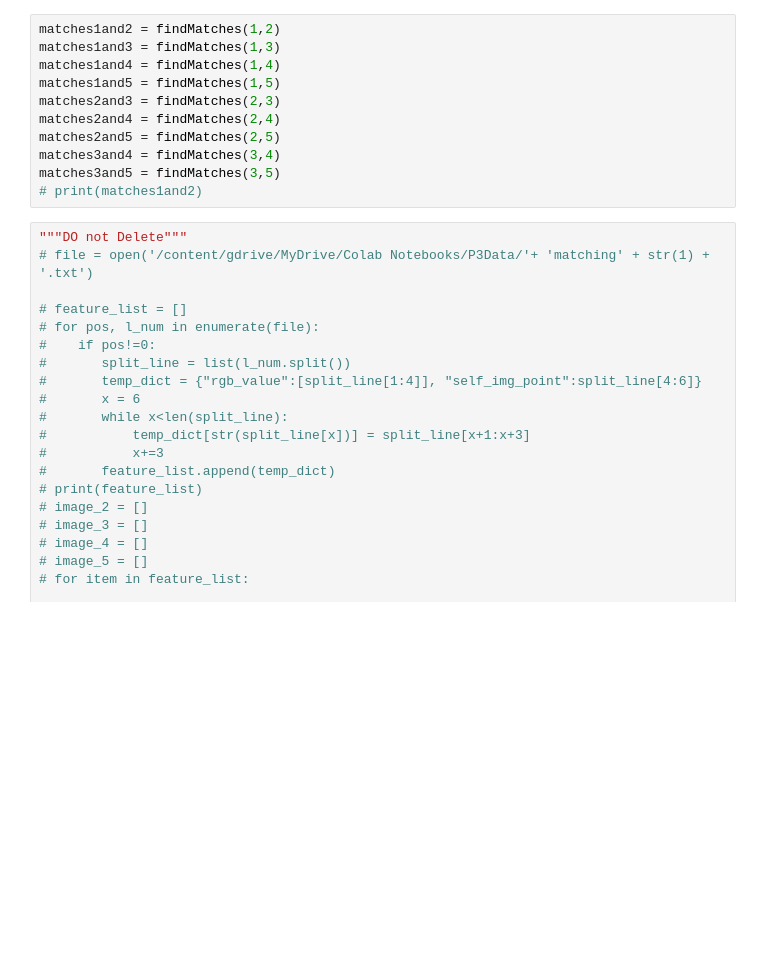
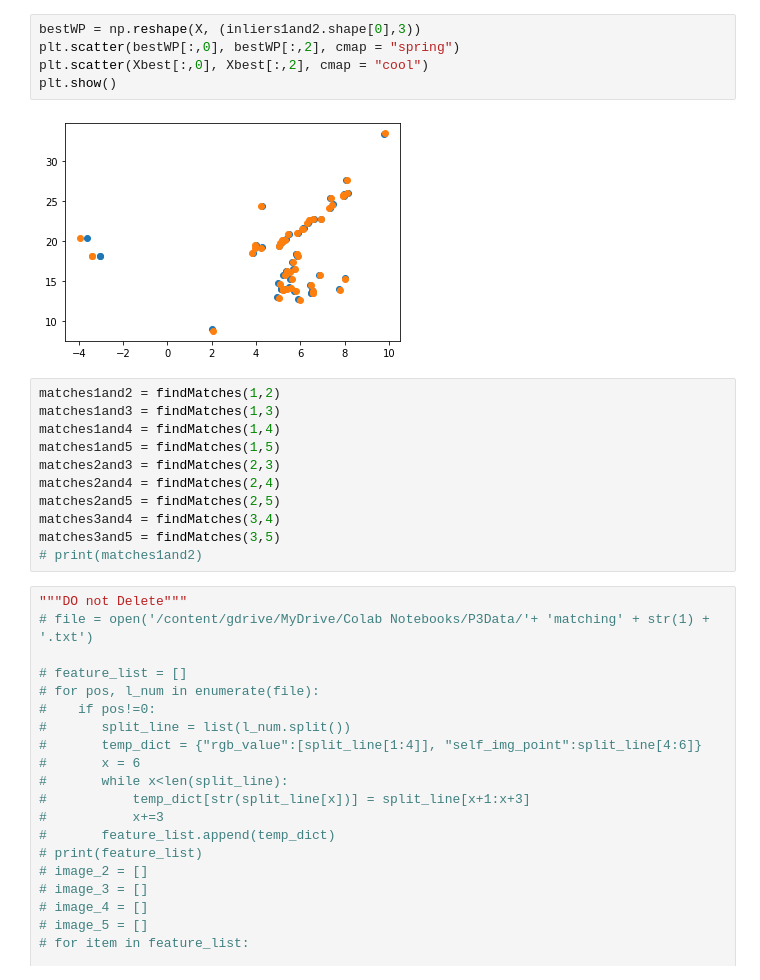
Before and after one commit to venk221/SfM, a Jupyter notebook: SfM_try1.ipynb, the cells around one changed output. Drawn from its saved outputs; the diff is of its cells as text; blank space fills up the shorter version.

```diff
--- a/SfM_try1.ipynb
+++ b/SfM_try1.ipynb
@@ -399,3 +526,10 @@ def DisambiguateCameraPose(C_all, R_all, X_all):
+# %%
+bestWP = np.reshape(X, (inliers1and2.shape[0],3))
+plt.scatter(bestWP[:,0], bestWP[:,2], cmap = "spring")
+plt.scatter(Xbest[:,0], Xbest[:,2], cmap = "cool")
+plt.show()
+# %% [output]
+[figure, added]
 # %%
 matches1and2 = findMatches(1,2)
 matches1and3 = findMatches(1,3)
```
Also changed, not shown: parts of 8 cells of this notebook.
